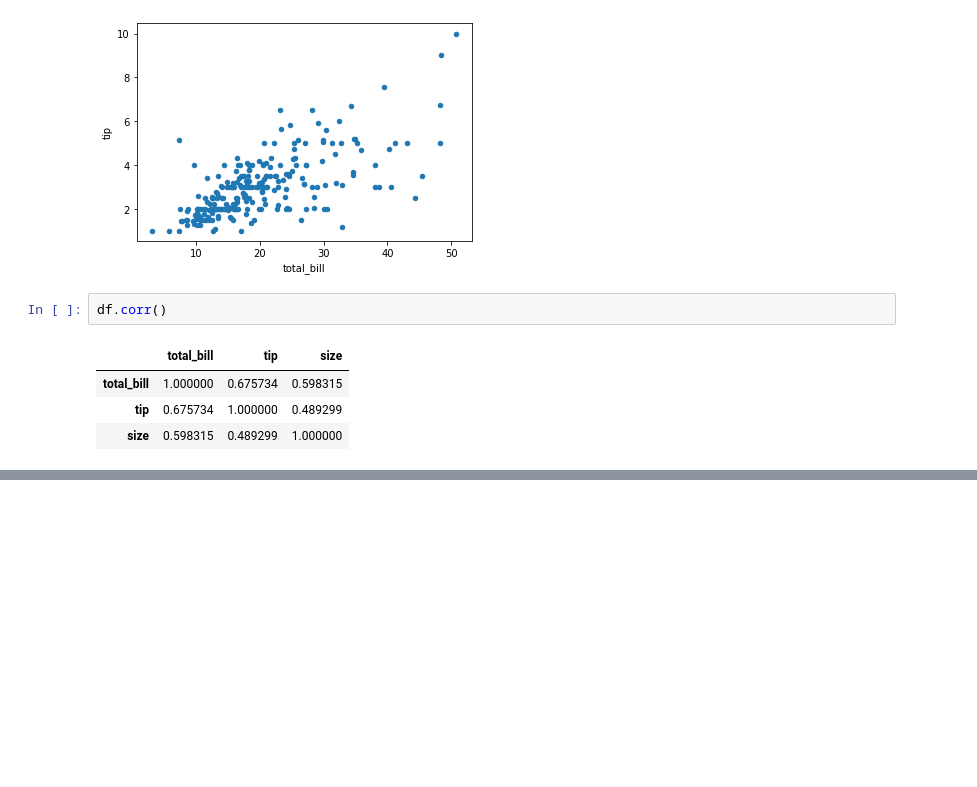
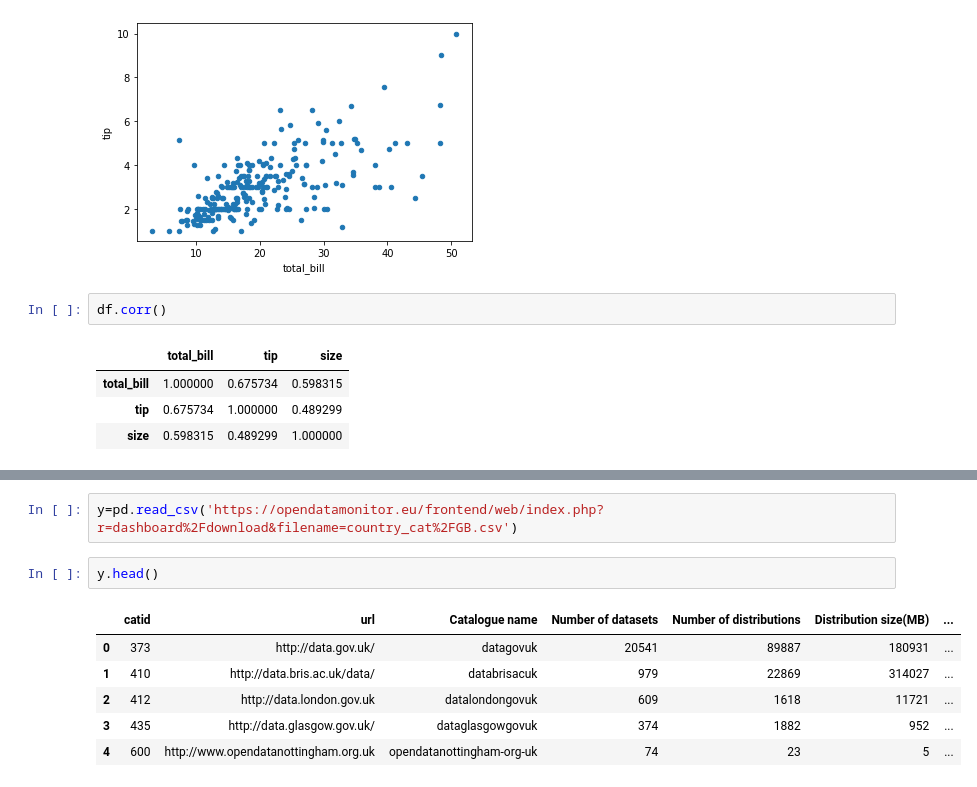
Before and after one commit to PrasannaMummigatti/PythonCodeSample, a Jupyter notebook: practice1.ipynb, the cells around one changed output, grey strips where cells are left out. Cells and saved outputs as stored; diff of their text form; blank space fills up the shorter version.

```diff
--- a/practice1.ipynb
+++ b/practice1.ipynb
@@ -258,0 +346,11 @@ df.corr()
+# %%
+y=pd.read_csv('https://opendatamonitor.eu/frontend/web/index.php?r=dashboard%2Fdownload&filename=country_cat%2FGB.csv')
+# %%
+y.head()
+# %% [output]
+|  | catid | url | Catalogue name | Number of datasets | Number of distributions | Distribution size(MB) | ... |
+| 0 | 373 | http://data.gov.uk/ | datagovuk | 20541 | 89887 | 180931 | ... |
+| 1 | 410 | http://data.bris.ac.uk/data/ | databrisacuk | 979 | 22869 | 314027 | ... |
+| 2 | 412 | http://data.london.gov.uk | datalondongovuk | 609 | 1618 | 11721 | ... |
+| 3 | 435 | http://data.glasgow.gov.uk/ | dataglasgowgovuk | 374 | 1882 | 952 | ... |
+| 4 | 600 | http://www.opendatanottingham.org.uk | opendatanottingham-org-uk | 74 | 23 | 5 | ... |
```
Also changed, not shown: parts of 11 cells of this notebook, 2 other files.
